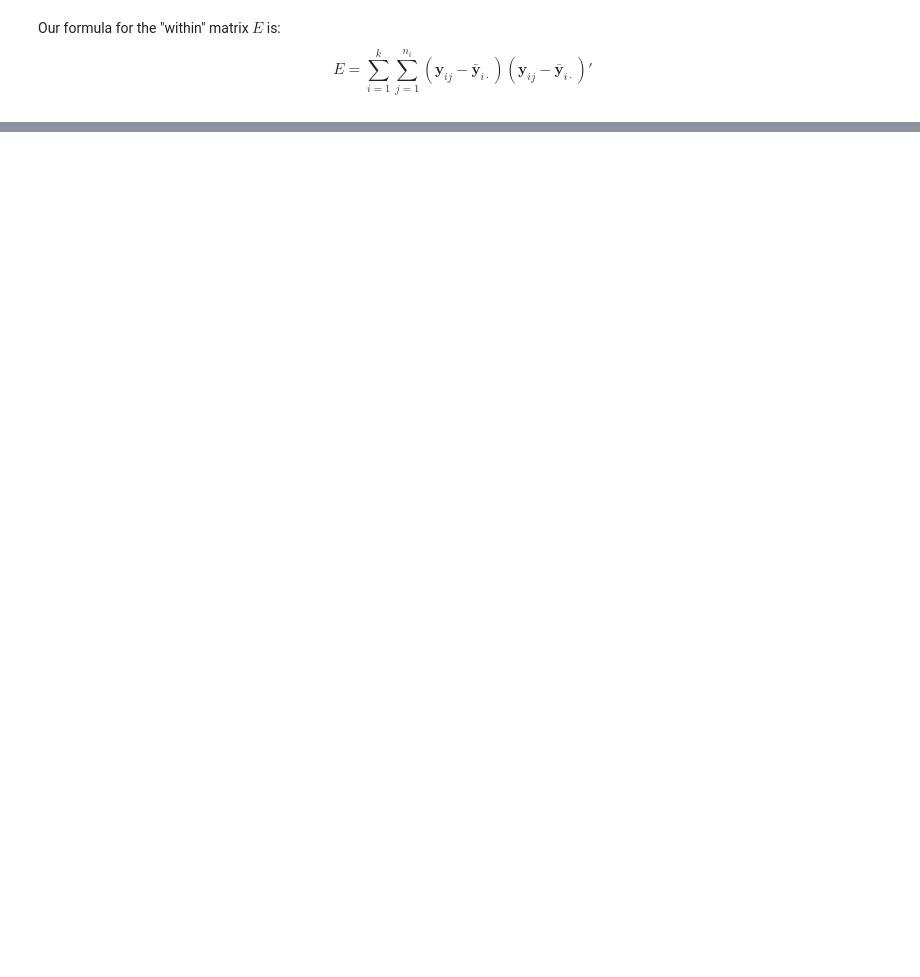
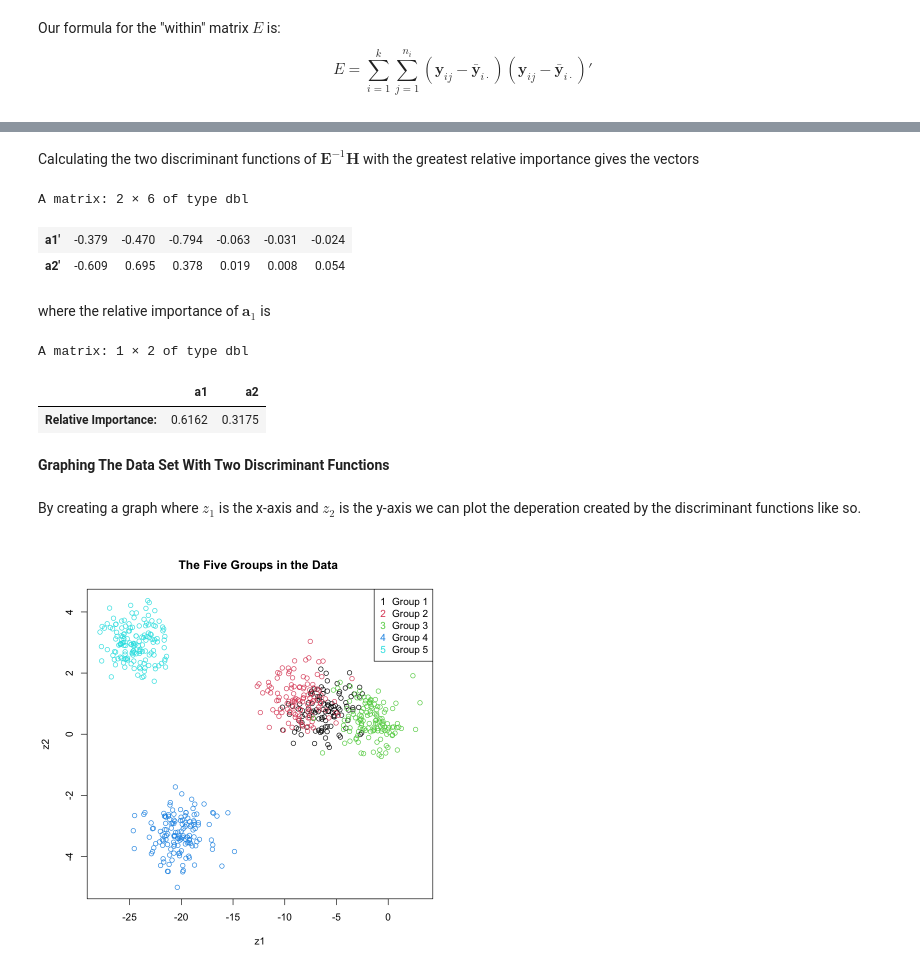
Before and after one commit to AlexWiigs/Code, a Jupyter notebook: STAT 553 Final/STAT_553_Question1.ipynb, the cells around one changed output, grey strips where cells are left out. Saved outputs shown, nothing was run; the diff lists cells and outputs as text; code cells hidden in the pictures; blank space fills up the shorter version.

```diff
--- a/STAT 553 Final/STAT_553_Question1.ipynb
+++ b/STAT 553 Final/STAT_553_Question1.ipynb
@@ -219,3 +263,0 @@ theta
-# %%
-vectors <- eigen(solve(E) %*% H)$vectors
-values <- eigen(solve(E) %*% H )$values
@@ -221,0 +269,33 @@ values <- eigen(solve(E) %*% H )$values
+# %% [markdown]
+Calculating the two discriminant functions of $\textbf{E}^{-1} \textbf{H}$ with the greatest relative importance gives the vectors
+# %%
+eigens <- eigen( solve(E) %*% H )
+a <- unname( cbind(eigens$vectors[,1], eigens$vectors[,2]))
+colnames(a) <- c("a1'", "a2'")
+t(round(a,3))
+# %% [output]
+A matrix: 2 × 6 of type dbl
+| a1' | -0.379 | -0.470 | -0.794 | -0.063 | -0.031 | -0.024 |
+| a2' | -0.609 | 0.695 | 0.378 | 0.019 | 0.008 | 0.054 |
+# %% [markdown]
+where the relative importance of $\textbf{a}_1$ is
+# %%
+Importance <- cbind(eigens$values[1] / sum(eigens$values), eigens$values[2] / sum(eigens$values))
+colnames(Importance) <- c("a1", "a2")
+rownames(Importance) <- c("Relative Importance:")
+round(Importance,4)
+# %% [output]
+A matrix: 1 × 2 of type dbl
+|  | a1 | a2 |
+| Relative Importance: | 0.6162 | 0.3175 |
+# %% [markdown]
+**Graphing The Data Set With Two Discriminant Functions**
+# %% [markdown]
+By creating a graph where $z_1$ is the x-axis and $z_2$ is the y-axis we can plot the deperation created by the discriminant functions like so.
+# %%
+z1 <- t(a[,1]) %*% t(data[,-1])
+z2 <- t(a[,2]) %*% t(data[,-1])
+plot(z1,z2, col = data$group, main = "The Five Groups in the Data ")
+legend("topright", legend = paste("Group", 1:5), , pch = as.character(1:5), col = 1:5)
+# %% [output]
+[figure, added]
```
Also changed, not shown: parts of 31 cells of this notebook, 1 other file.
